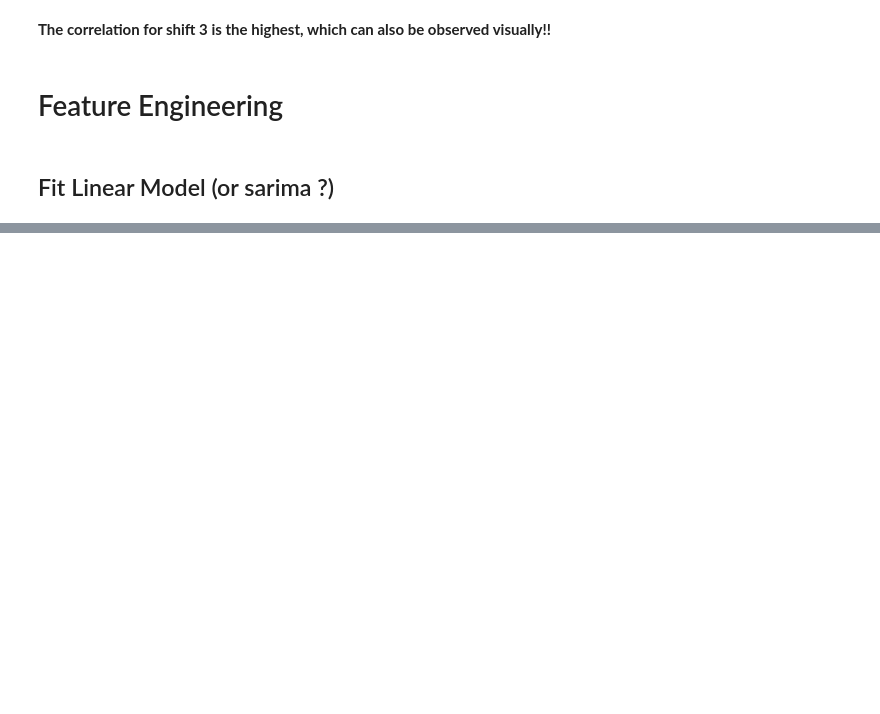
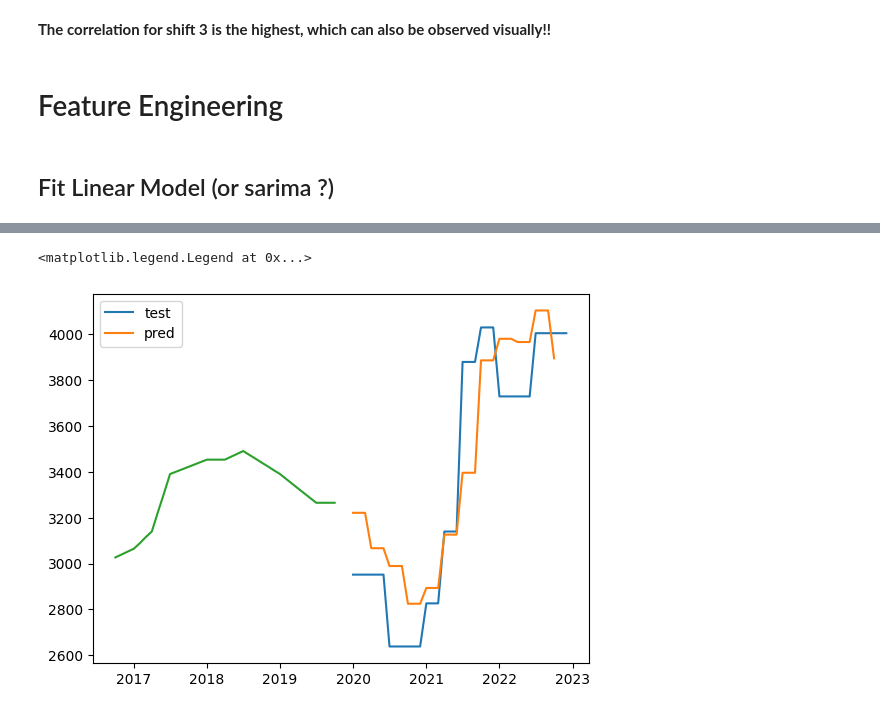
Before and after one commit to mattmrq/SE_project, a Jupyter notebook: Main_Notebook.ipynb, the cells around one changed output, grey strips where cells are left out. Drawn from its saved outputs; the diff is of its cells as text; code cells hidden in the pictures; blank space fills up the shorter version.

```diff
--- a/Main_Notebook.ipynb
+++ b/Main_Notebook.ipynb
@@ -287,0 +272,25 @@ data
+# %%
+def fill_gaps(df):
+    min_date = df.index.min()
+    max_date = df.index.max()
+
+    # Generate all dates between the minimum and maximum dates at a monthly frequency
+    complete_dates = pd.date_range(min_date, max_date, freq='MS')
+
+    # Create a DataFrame with the complete date index
+    complete_df = pd.DataFrame(index=complete_dates)
+
+    # Merge the original DataFrame with the DataFrame containing the complete date index
+    result_df = pd.merge(complete_df, df, left_index=True, right_index=True, how='left')
+
+    # Display the result DataFrame
+    return result_df.fillna(method='ffill')
+# %%
+full_test = data[["best_price_compound"]].query(f"index < '2023-01-01' and index >= '{train_test_date}'")
+plt.plot(full_test, label="test")
+plt.plot(fill_gaps(y_pred), label="pred")
+plt.plot(y_train)
+plt.legend()
+# %% [output]
+<matplotlib.legend.Legend at 0x...>
+[figure, added]
```
Also changed, not shown: parts of 19 cells of this notebook.
